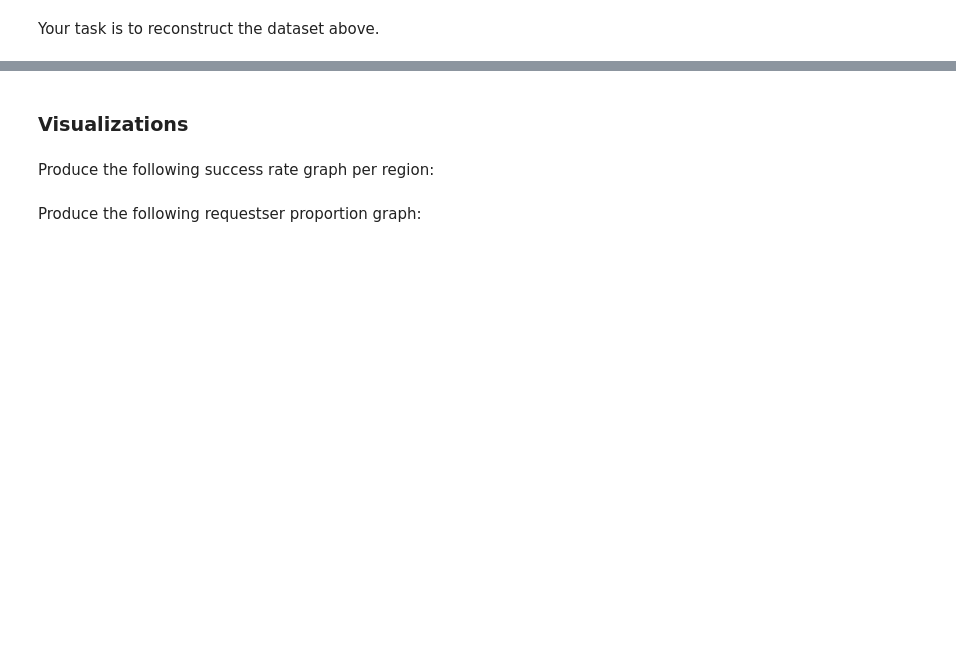
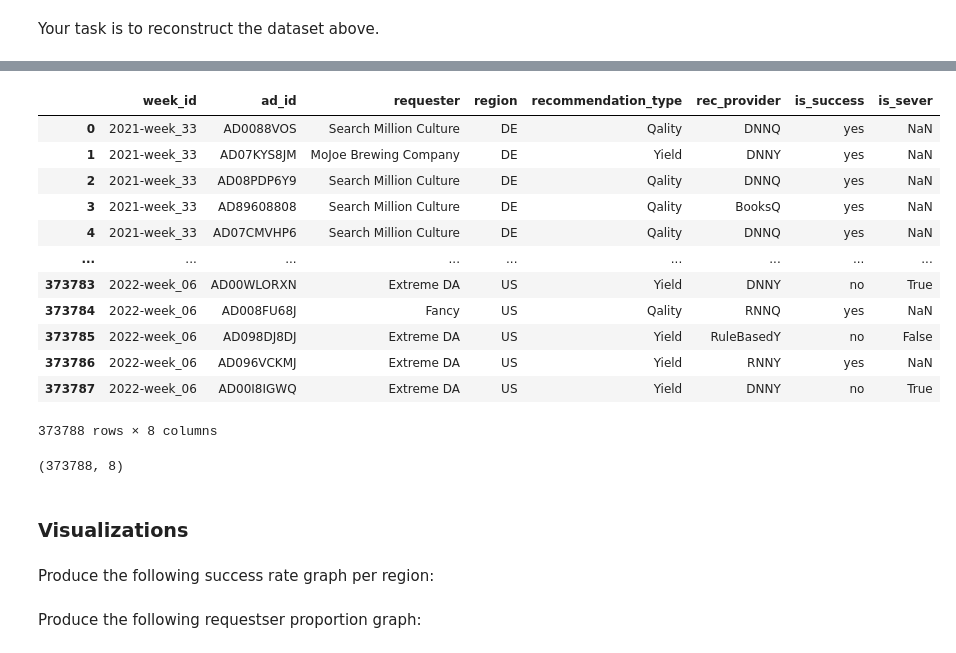
Before and after one commit to charrlz/Python-ML--Pandas, a Jupyter notebook: Exercise_2-Solution_Charlie.ipynb, the cells around one changed output, grey strips where cells are left out. Drawn from its saved outputs; the diff is of its cells as text; code cells hidden in the pictures; blank space fills up the shorter version.

```diff
--- a/Exercise_2-Solution_Charlie.ipynb
+++ b/Exercise_2-Solution_Charlie.ipynb
@@ -1169,3 +1362,24 @@ Your task is to reconstruct the dataset above.
+# %%
+df_final = pd.concat([df_2021, df_2022],ignore_index=True)
+df_final
+# %% [output]
+|  | week_id | ad_id | requester | region | recommendation_type | rec_provider | is_success | is_sever |
+| 0 | 2021-week_33 | AD0088VOS | Search Million Culture | DE | Qality | DNNQ | yes | NaN |
+| 1 | 2021-week_33 | AD07KYS8JM | MoJoe Brewing Company | DE | Yield | DNNY | yes | NaN |
+| 2 | 2021-week_33 | AD08PDP6Y9 | Search Million Culture | DE | Qality | DNNQ | yes | NaN |
+| 3 | 2021-week_33 | AD89608808 | Search Million Culture | DE | Qality | BooksQ | yes | NaN |
+| 4 | 2021-week_33 | AD07CMVHP6 | Search Million Culture | DE | Qality | DNNQ | yes | NaN |
+| ... | ... | ... | ... | ... | ... | ... | ... | ... |
+| 373783 | 2022-week_06 | AD00WLORXN | Extreme DA | US | Yield | DNNY | no | True |
+| 373784 | 2022-week_06 | AD008FU68J | Fancy | US | Qality | RNNQ | yes | NaN |
+| 373785 | 2022-week_06 | AD098DJ8DJ | Extreme DA | US | Yield | RuleBasedY | no | False |
+| 373786 | 2022-week_06 | AD096VCKMJ | Extreme DA | US | Yield | RNNY | yes | NaN |
+| 373787 | 2022-week_06 | AD00I8IGWQ | Extreme DA | US | Yield | DNNY | no | True |
+373788 rows × 8 columns
+# %%
+ad_recs_annotated.shape
+# %% [output]
+(373788, 8)
 # %% [markdown]
 ### Visualizations
 # %% [markdown]
```
Also changed, not shown: parts of 18 cells of this notebook.
